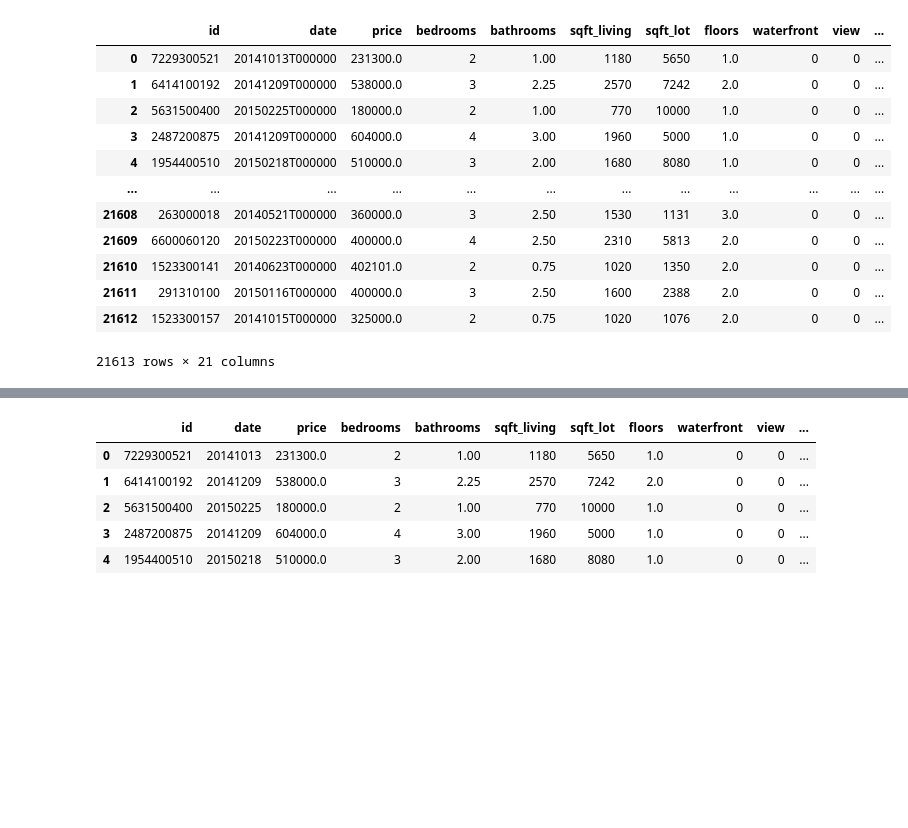
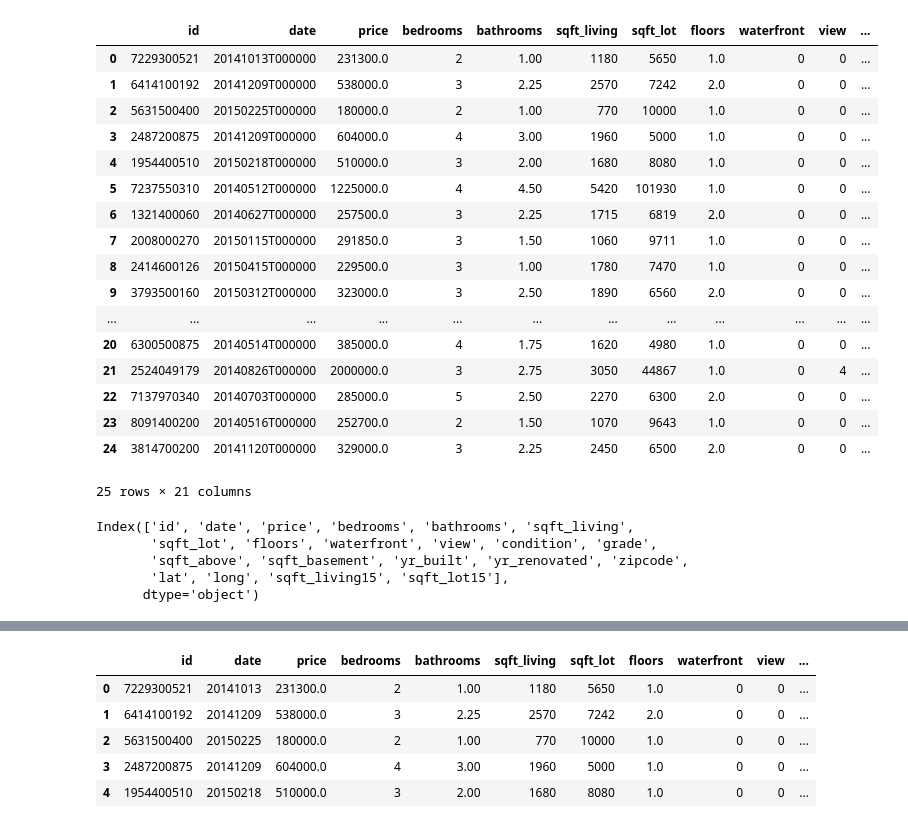
Before and after one commit to Eugene-kem/house-pricing, a Jupyter notebook: Housing.ipynb, the cells around one changed output, grey strips where cells are left out. Saved outputs shown, nothing was run; the diff lists cells and outputs as text; code cells hidden in the pictures; blank space fills up the shorter version.

```diff
--- a/Housing.ipynb
+++ b/Housing.ipynb
@@ -5,22 +5,35 @@ import os
 # %%
 path = r'C:\Users\Administrator\Desktop\Data Science\practice data'
 os.chdir(path)
 df = pd.read_csv('Housing.csv')
-df
+df.head(25)
 # %% [output]
 |  | id | date | price | bedrooms | bathrooms | sqft_living | sqft_lot | floors | waterfront | view | ... |
 | 0 | 7229300521 | 20141013T000000 | 231300.0 | 2 | 1.00 | 1180 | 5650 | 1.0 | 0 | 0 | ... |
 | 1 | 6414100192 | 20141209T000000 | 538000.0 | 3 | 2.25 | 2570 | 7242 | 2.0 | 0 | 0 | ... |
 | 2 | 5631500400 | 20150225T000000 | 180000.0 | 2 | 1.00 | 770 | 10000 | 1.0 | 0 | 0 | ... |
 | 3 | 2487200875 | 20141209T000000 | 604000.0 | 4 | 3.00 | 1960 | 5000 | 1.0 | 0 | 0 | ... |
 | 4 | 1954400510 | 20150218T000000 | 510000.0 | 3 | 2.00 | 1680 | 8080 | 1.0 | 0 | 0 | ... |
+| 5 | 7237550310 | 20140512T000000 | 1225000.0 | 4 | 4.50 | 5420 | 101930 | 1.0 | 0 | 0 | ... |
+| 6 | 1321400060 | 20140627T000000 | 257500.0 | 3 | 2.25 | 1715 | 6819 | 2.0 | 0 | 0 | ... |
+| 7 | 2008000270 | 20150115T000000 | 291850.0 | 3 | 1.50 | 1060 | 9711 | 1.0 | 0 | 0 | ... |
+| 8 | 2414600126 | 20150415T000000 | 229500.0 | 3 | 1.00 | 1780 | 7470 | 1.0 | 0 | 0 | ... |
+| 9 | 3793500160 | 20150312T000000 | 323000.0 | 3 | 2.50 | 1890 | 6560 | 2.0 | 0 | 0 | ... |
 | ... | ... | ... | ... | ... | ... | ... | ... | ... | ... | ... | ... |
-| 21608 | 263000018 | 20140521T000000 | 360000.0 | 3 | 2.50 | 1530 | 1131 | 3.0 | 0 | 0 | ... |
-| 21609 | 6600060120 | 20150223T000000 | 400000.0 | 4 | 2.50 | 2310 | 5813 | 2.0 | 0 | 0 | ... |
-| 21610 | 1523300141 | 20140623T000000 | 402101.0 | 2 | 0.75 | 1020 | 1350 | 2.0 | 0 | 0 | ... |
-| 21611 | 291310100 | 20150116T000000 | 400000.0 | 3 | 2.50 | 1600 | 2388 | 2.0 | 0 | 0 | ... |
-| 21612 | 1523300157 | 20141015T000000 | 325000.0 | 2 | 0.75 | 1020 | 1076 | 2.0 | 0 | 0 | ... |
+| 20 | 6300500875 | 20140514T000000 | 385000.0 | 4 | 1.75 | 1620 | 4980 | 1.0 | 0 | 0 | ... |
+| 21 | 2524049179 | 20140826T000000 | 2000000.0 | 3 | 2.75 | 3050 | 44867 | 1.0 | 0 | 4 | ... |
+| 22 | 7137970340 | 20140703T000000 | 285000.0 | 5 | 2.50 | 2270 | 6300 | 2.0 | 0 | 0 | ... |
+| 23 | 8091400200 | 20140516T000000 | 252700.0 | 2 | 1.50 | 1070 | 9643 | 1.0 | 0 | 0 | ... |
+| 24 | 3814700200 | 20141120T000000 | 329000.0 | 3 | 2.25 | 2450 | 6500 | 2.0 | 0 | 0 | ... |
-21613 rows × 21 columns
+25 rows × 21 columns
+# %%
+df.columns
+# %% [output]
+Index(['id', 'date', 'price', 'bedrooms', 'bathrooms', 'sqft_living',
+       'sqft_lot', 'floors', 'waterfront', 'view', 'condition', 'grade',
+       'sqft_above', 'sqft_basement', 'yr_built', 'yr_renovated', 'zipcode',
+       'lat', 'long', 'sqft_living15', 'sqft_lot15'],
+      dtype='object')
 # %%
 #Checking the correlation of the price column to the other columns
 corr = df.corr(numeric_only=True)['price'].sort_values(ascending=False)
```
Also changed, not shown: parts of 22 cells of this notebook.
